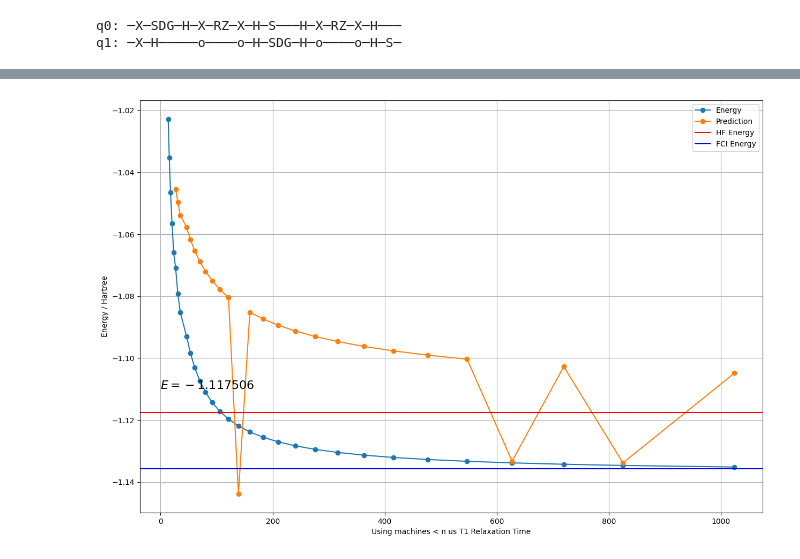
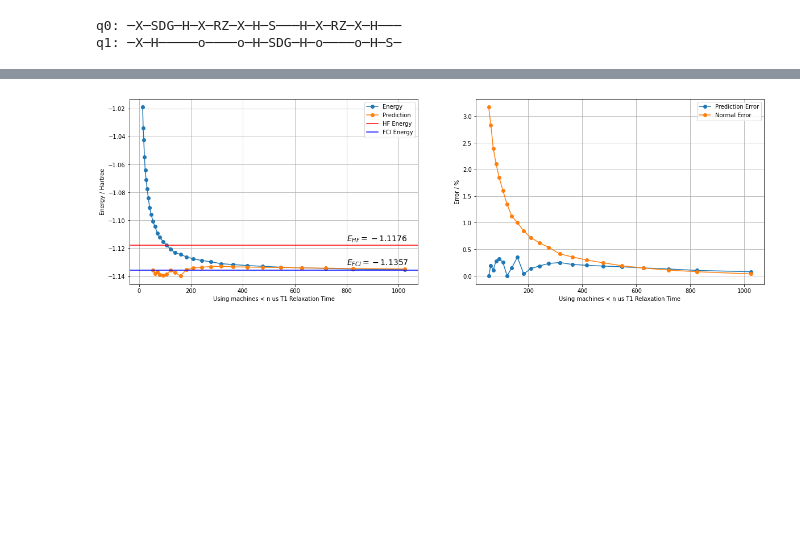
Before and after one commit to TheTrustyPwo/Hydrogen, a Jupyter notebook: better.ipynb, the cells around one changed output, grey strips where cells are left out. Saved outputs shown, nothing was run; the diff lists cells and outputs as text; code cells hidden in the pictures; blank space fills up the shorter version.

```diff
--- a/better.ipynb
+++ b/better.ipynb
@@ -279,25 +319,39 @@ plt.show()
 # %%
-plt.show()
-guesses = []
-for limit in range(5, 31):
-    params, _ = curve_fit(func, accuracies[:limit], vqe_energies[:limit], p0=(1, 1, 1, 0.5, 0),
-                          bounds=([-5] * 5, [5] * 5), maxfev=100000)
-    a, b, c, d, p = params
+guesses, pred_errors, normal_errors = [], [], []
+for limit in range(10, 32):
+    _, (_, _, _, _, p), _ = fit_noise_curve(accuracies[:limit], vqe_energies[:limit])
     guesses.append(p)
+    pred_error = percentage_error(p, E_FCI)
+    normal_error = percentage_error(vqe_energies[limit], E_FCI)
+    pred_errors.append(pred_error)
+    normal_errors.append(normal_error)
 
 guesses = np.array(guesses)
-# %%
-plt.figure(figsize=(15, 10))
-plt.style.use('fast')
-plt.plot(accuracies, vqe_energies, 'o-', label="Energy")
-plt.text(0, -1.11, r'$E = -1.117506$', fontsize=16)
-plt.plot(accuracies[5:], guesses, 'o-', label="Prediction")
-plt.axhline(y=-1.1176, color='r', label="HF Energy")
-plt.axhline(y=-1.1357, color='b', label="FCI Energy")
-plt.xlabel('Using machines < n us T1 Relaxation Time')
-plt.ylabel('Energy / Hartree')
-plt.grid(True)
-plt.legend()
-plt.show()
-# %% [output]
-[figure, removed]
+# %%
+fig = plt.figure()
+fig.set_figheight(6)
+fig.set_figwidth(20)
+
+ax1 = fig.add_subplot(121)
+ax1.plot(accuracies, vqe_energies, 'o-', label="Energy")
+ax1.plot(accuracies[10:], guesses, 'o-', label="Prediction")
+ax1.text(800, -1.115, E_HF_STR, fontsize=14)
+ax1.text(800, -1.132, E_FCI_STR, fontsize=14)
+ax1.axhline(y=E_HF, color='r', label="HF Energy")
+ax1.axhline(y=E_FCI, color='b', label="FCI Energy")
+ax1.set_xlabel('Using machines < n us T1 Relaxation Time')
+ax1.set_ylabel('Energy / Hartree')
+ax1.grid(True)
+ax1.legend()
+
+ax2 = fig.add_subplot(122)
+ax2.plot(accuracies[10:], pred_errors, 'o-', label='Prediction Error')
+ax2.plot(accuracies[10:], normal_errors, 'o-', label='Normal Error')
+ax2.set_xlabel('Using machines < n us T1 Relaxation Time')
+ax2.set_ylabel('Error / %')
+ax2.grid(True)
+ax2.legend()
+
+plt.show()
+# %% [output]
+[figure, added]
```
Also changed, not shown: parts of 26 cells of this notebook, 1 other file.
